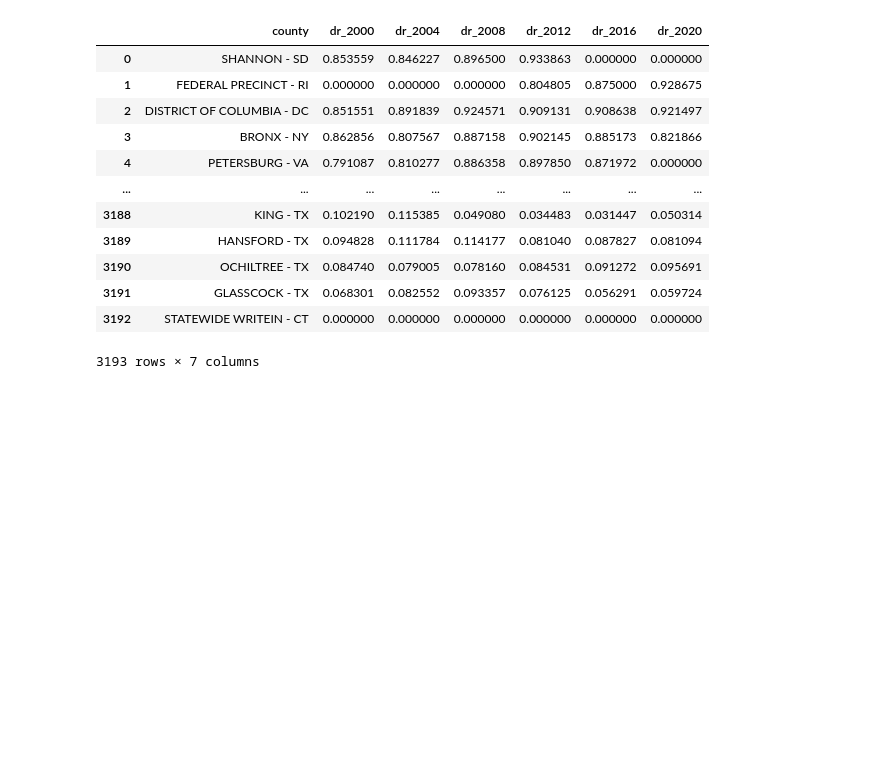
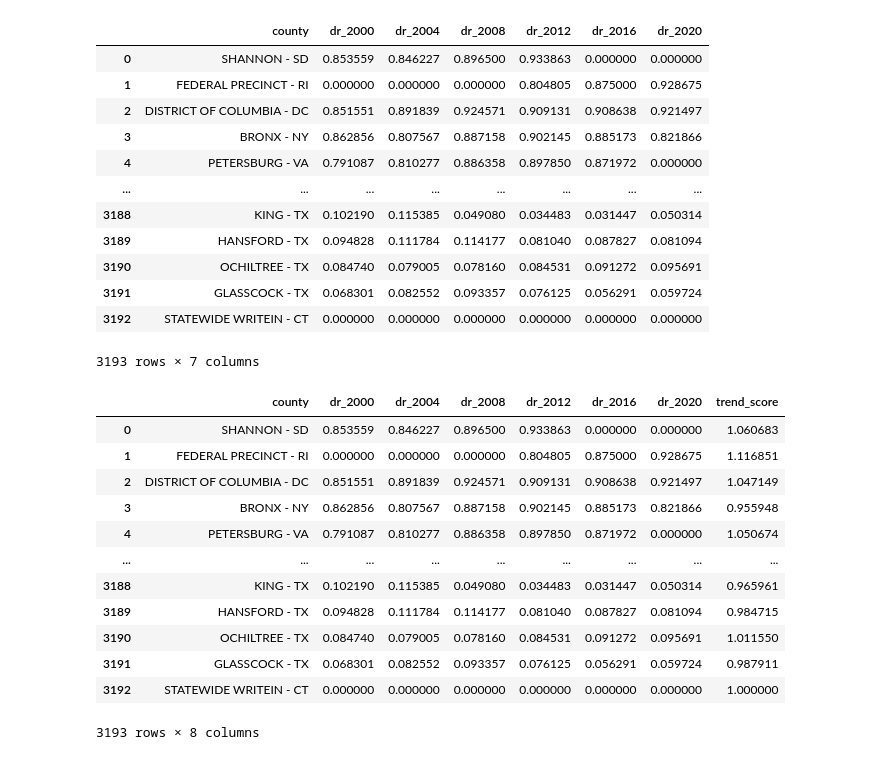
Before and after one commit to jihugo/map-sandbox, a Jupyter notebook: elections/elections-2020.ipynb, the cells around one changed output. Drawn from its saved outputs; the diff is of its cells as text; code cells hidden in the pictures; blank space fills up the shorter version.

Commit message:
add trends

```diff
--- a/elections/elections-2020.ipynb
+++ b/elections/elections-2020.ipynb
@@ -96,5 +96,41 @@ df_counties
 | 3191 | GLASSCOCK - TX | 0.068301 | 0.082552 | 0.093357 | 0.076125 | 0.056291 | 0.059724 |
 | 3192 | STATEWIDE WRITEIN - CT | 0.000000 | 0.000000 | 0.000000 | 0.000000 | 0.000000 | 0.000000 |
 3193 rows × 7 columns
+# %%
+def calculate_trend(row) -> float:
+    weights = np.linspace(start=0.5, stop=1, endpoint=True, num=len(YEARS))
+    year_columns = [f"dr_{year}" for year in YEARS]
+
+    trend = 1
+
+    for year_idx, year in YEARS_DICT.items():
+        if year_idx == 0:
+            continue
+
+        if (row[year_columns[year_idx]] == 0) | (row[year_columns[year_idx - 1]] == 0):
+            continue
+
+        diff = row[year_columns[year_idx]] - row[year_columns[year_idx - 1]]
+        trend += weights[year_idx] * diff
+
+    return trend
+# %%
+trend_score = [calculate_trend(row) for row_idx, row in tqdm(df_counties.iterrows())]
+df_counties["trend_score"] = trend_score
+df_counties
+# %% [output]
+|  | county | dr_2000 | dr_2004 | dr_2008 | dr_2012 | dr_2016 | dr_2020 | trend_score |
+| 0 | SHANNON - SD | 0.853559 | 0.846227 | 0.896500 | 0.933863 | 0.000000 | 0.000000 | 1.060683 |
+| 1 | FEDERAL PRECINCT - RI | 0.000000 | 0.000000 | 0.000000 | 0.804805 | 0.875000 | 0.928675 | 1.116851 |
+| 2 | DISTRICT OF COLUMBIA - DC | 0.851551 | 0.891839 | 0.924571 | 0.909131 | 0.908638 | 0.921497 | 1.047149 |
+| 3 | BRONX - NY | 0.862856 | 0.807567 | 0.887158 | 0.902145 | 0.885173 | 0.821866 | 0.955948 |
+| 4 | PETERSBURG - VA | 0.791087 | 0.810277 | 0.886358 | 0.897850 | 0.871972 | 0.000000 | 1.050674 |
+| ... | ... | ... | ... | ... | ... | ... | ... | ... |
+| 3188 | KING - TX | 0.102190 | 0.115385 | 0.049080 | 0.034483 | 0.031447 | 0.050314 | 0.965961 |
+| 3189 | HANSFORD - TX | 0.094828 | 0.111784 | 0.114177 | 0.081040 | 0.087827 | 0.081094 | 0.984715 |
+| 3190 | OCHILTREE - TX | 0.084740 | 0.079005 | 0.078160 | 0.084531 | 0.091272 | 0.095691 | 1.011550 |
+| 3191 | GLASSCOCK - TX | 0.068301 | 0.082552 | 0.093357 | 0.076125 | 0.056291 | 0.059724 | 0.987911 |
+| 3192 | STATEWIDE WRITEIN - CT | 0.000000 | 0.000000 | 0.000000 | 0.000000 | 0.000000 | 0.000000 | 1.000000 |
+3193 rows × 8 columns
 # %%
 df_counties.to_csv("democrat-ratio-by-county-2020.csv")
```
Also changed, not shown: parts of 1 cell of this notebook, 1 other file.
